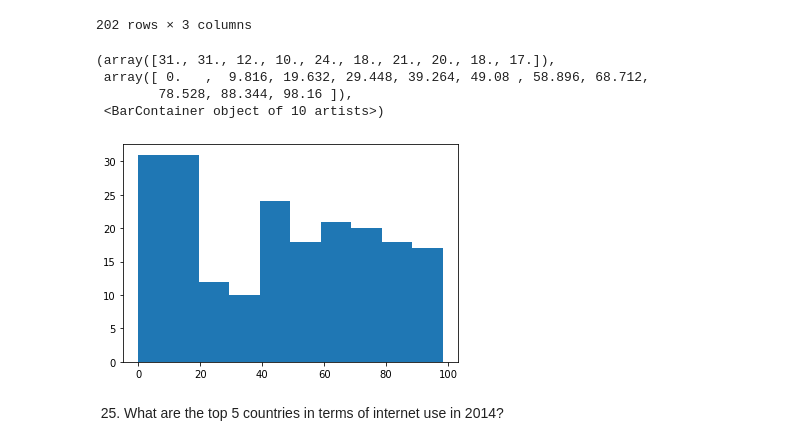
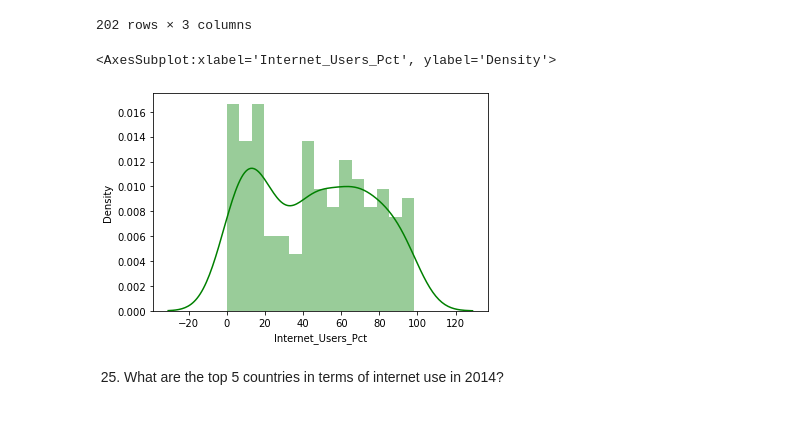
Before and after one commit to NSS-Full-Time-Data-Analytics-7/gdp-and-internet-usage-canderson197, a Jupyter notebook: gdp_and_internet_usage_resume.ipynb, the cells around one changed output. Drawn from its saved outputs; the diff is of its cells as text; code cells hidden in the pictures.

```diff
--- a/gdp_and_internet_usage.ipynb
+++ b/gdp_and_internet_usage_resume.ipynb
@@ -55,7 +54,7 @@ gdp_df.tail(10)
 6.	Take a look at the datatypes for the columns in each DataFrame.
 99. Take a look at the last 10 rows of each DataFrame in turn.
 # %%
-internet_df = pd.read_csv('data/internet_use.csv')
+internet_df = pd.read_csv('data/internet_use_2.csv', nrows=4495)
 internet_df.head(6)
 # %% [output]
 |  | Country or Area | Year | Value | Value Footnotes |
@@ -451,13 +458,11 @@ internet_2014
 | 4473 | Zimbabwe | 2014 | 19.89 |
 202 rows × 3 columns
 # %%
-plt.hist(internet_2014.Internet_Users_Pct)
+#plt.hist(internet_2014.Internet_Users_Pct, bins = 20)
+sns.distplot(internet_2014.Internet_Users_Pct, bins=15, color = 'green')
 # %% [output]
-(array([31., 31., 12., 10., 24., 18., 21., 20., 18., 17.]),
- array([ 0.   ,  9.816, 19.632, 29.448, 39.264, 49.08 , 58.896, 68.712,
-        78.528, 88.344, 98.16 ]),
- <BarContainer object of 10 artists>)
+<AxesSubplot:xlabel='Internet_Users_Pct', ylabel='Density'>
-[figure, old version]
+[figure, new version]
 # %% [markdown]
 25.	What are the top 5 countries in terms of internet use in 2014?
 # %%
```
Also changed, not shown: parts of 22 cells of this notebook.
